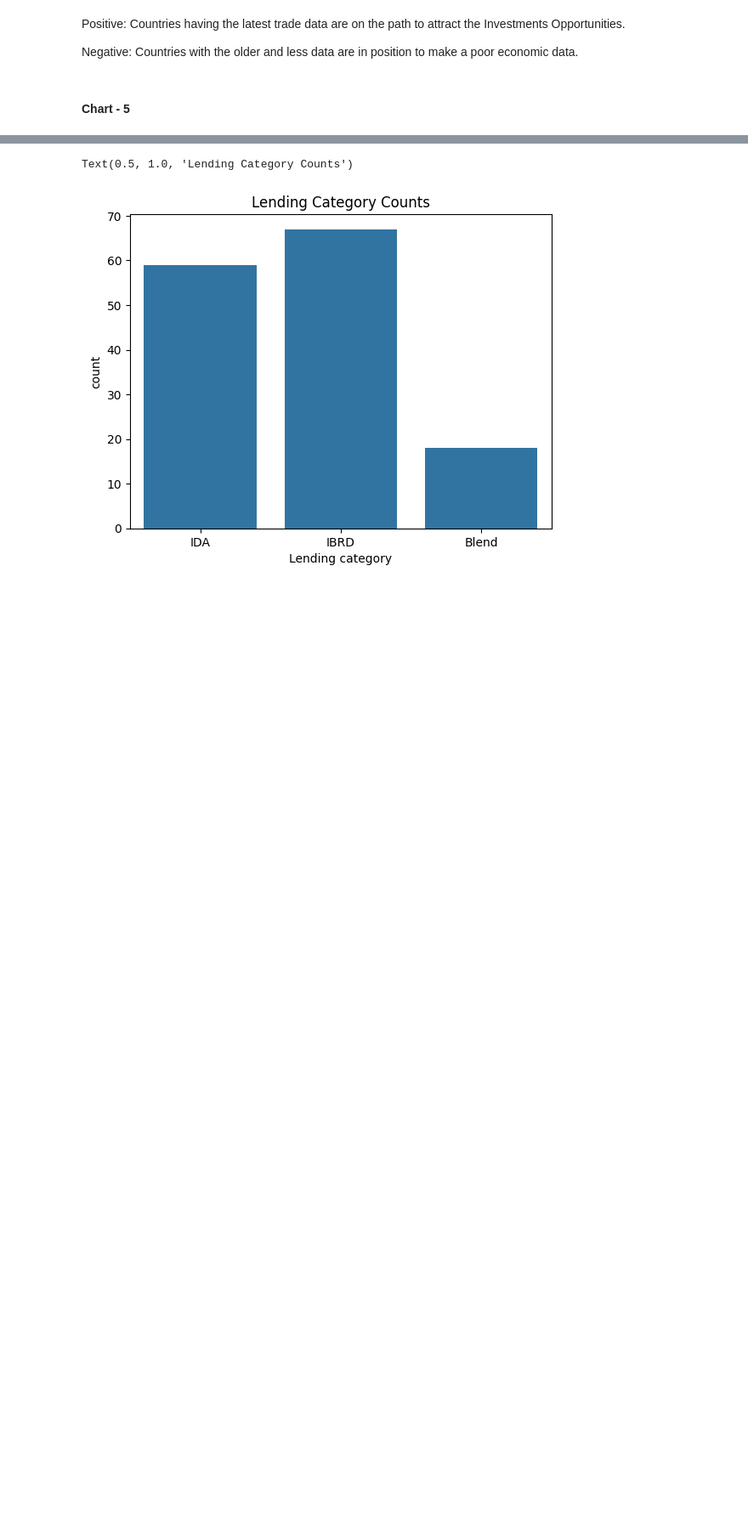
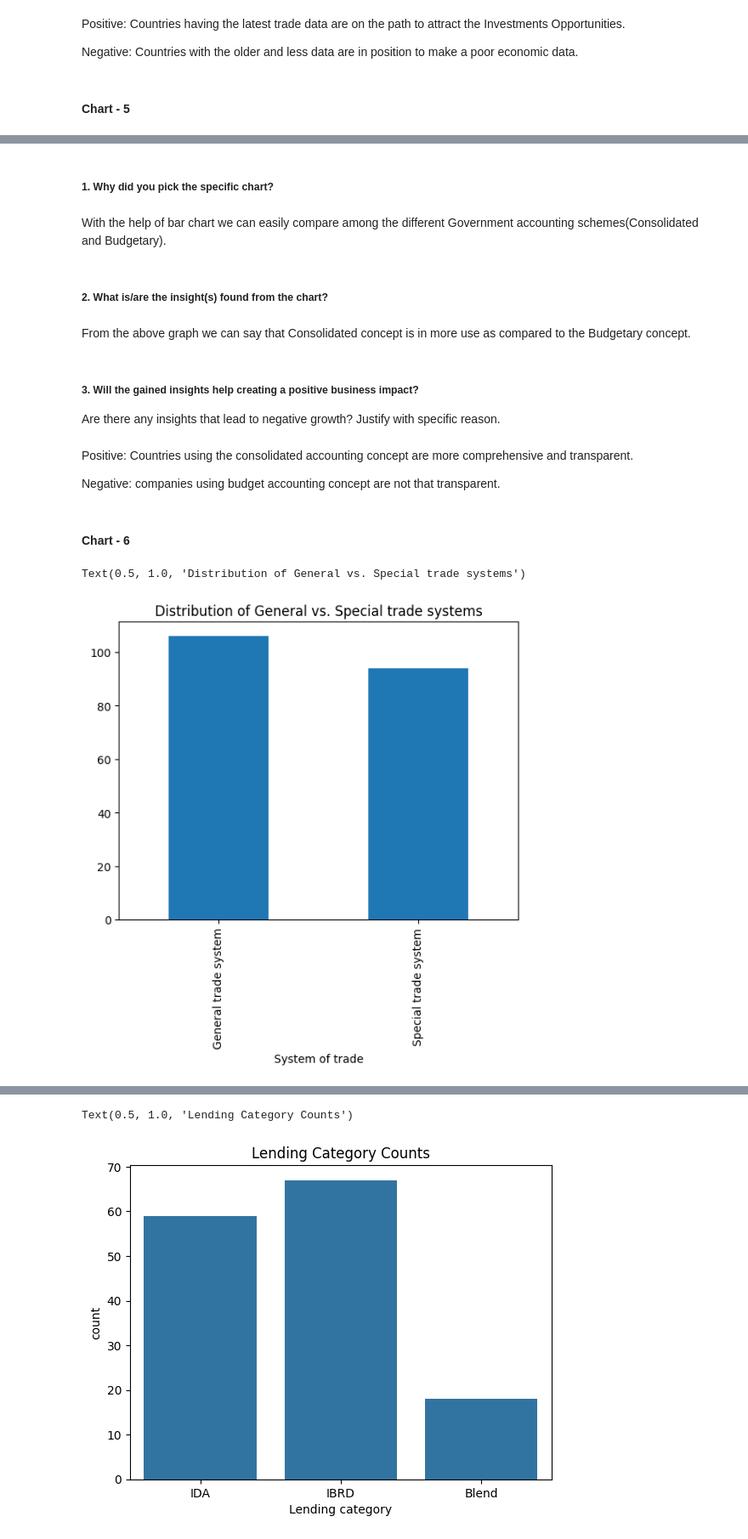
Before and after one commit to kunj1674/Colab_Project, a Jupyter notebook: EDA_Submission_Template.ipynb, the cells around one changed output, grey strips where cells are left out. Shown at 85% size. Saved outputs shown, nothing was run; the diff lists cells and outputs as text; code cells hidden in the pictures; blank space fills up the shorter version.

```diff
--- a/EDA_Submission_Template.ipynb
+++ b/EDA_Submission_Template.ipynb
@@ -618,0 +630,26 @@ Negative: Countries with the older and less data are in position to make a poor
+# %% [markdown]
+##### 1. Why did you pick the specific chart?
+# %% [markdown]
+With the help of bar chart we can easily compare among the different Government accounting schemes(Consolidated and Budgetary).
+# %% [markdown]
+##### 2. What is/are the insight(s) found from the chart?
+# %% [markdown]
+From the above graph we can say that Consolidated concept is in more use as compared to the Budgetary concept.
+# %% [markdown]
+##### 3. Will the gained insights help creating a positive business impact?
+Are there any insights that lead to negative growth? Justify with specific reason.
+# %% [markdown]
+Positive: Countries using the consolidated accounting concept are more comprehensive and transparent.
+
+Negative: companies using budget accounting concept are not that transparent.
+# %% [markdown]
+#### Chart - 6
+# %%
+# Chart - 6 visualization code( What is Distribution of General vs. Special trade systems?)
+Trade_count=df['System of trade'].value_counts()
+
+Trade_count.plot(kind='bar')
+plt.title("Distribution of General vs. Special trade systems")
+# %% [output]
+Text(0.5, 1.0, 'Distribution of General vs. Special trade systems')
+[figure, added]
```
Also changed, not shown: parts of 34 cells of this notebook.
